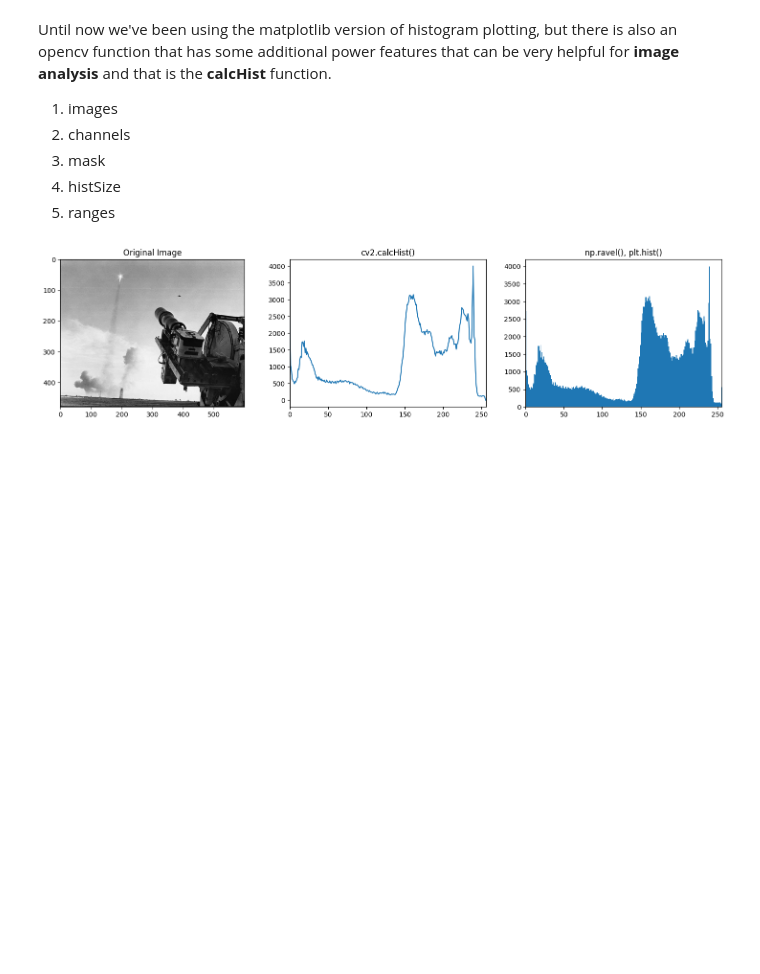
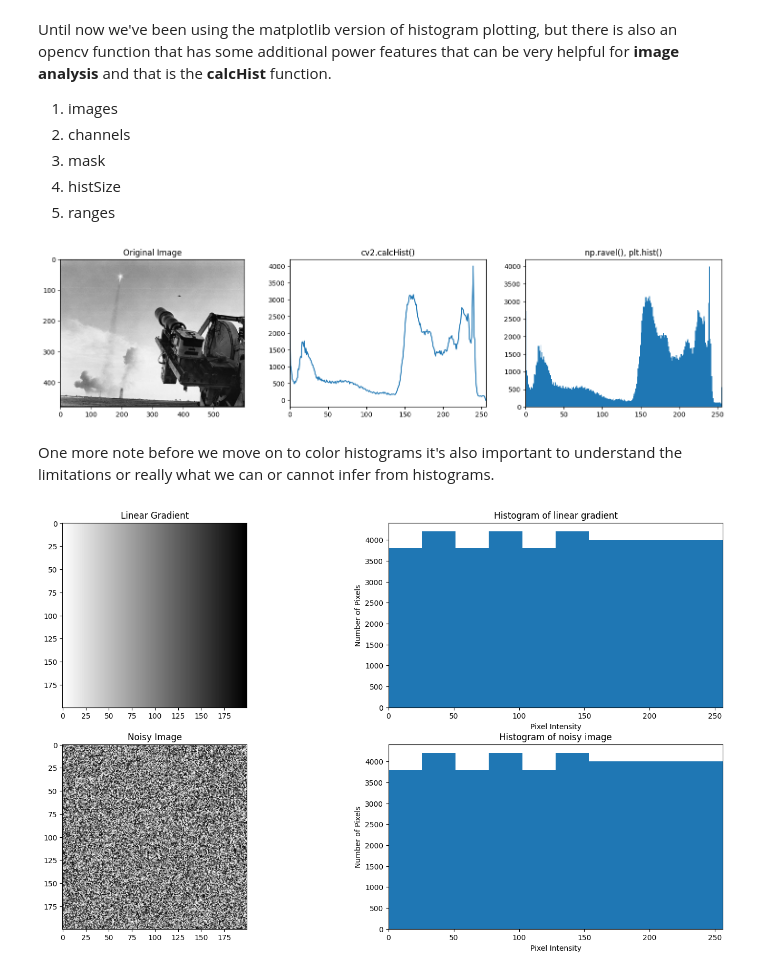
Before and after one commit to saulyaguana/Histograms-ColorSegmentation, a Jupyter notebook: histograms/histograms.ipynb, the cells around one changed output. Cells and saved outputs as stored; diff of their text form; code cells hidden in the pictures; blank space fills up the shorter version.

Commit message:
Histogram of a noisy and gradient image

```diff
--- a/histograms/histograms.ipynb
+++ b/histograms/histograms.ipynb
@@ -131,3 +131,36 @@ plt.subplot(132); plt.plot(hist); plt.xlim([0, 256]); plt.title("cv2.calcHist()"
 plt.subplot(133); plt.hist(img_flatten, 256, [0, 256]); plt.xlim([0, 256]); plt.title("np.ravel(), plt.hist()");
 # %% [output]
 [figure]
+# %% [markdown]
+One more note before we move on to color histograms it's also important to understand the limitations or really what we can or cannot infer from histograms.
+# %%
+# Load the two gradient images.
+img_gradient = cv2.imread("./linear_graident.png", cv2.IMREAD_GRAYSCALE)
+img_noisy = cv2.imread("./noisy.png", cv2.IMREAD_GRAYSCALE)
+
+# Flatten the image data into a single 1D arrays.
+gradient_flatten = img_gradient.ravel()
+noisy_flatten = img_noisy.ravel()
+
+# Display the images and histograms.
+plt.figure(figsize=(18, 10))
+
+plt.subplot(221); plt.imshow(img_gradient); plt.title("Linear Gradient")
+
+plt.subplot(222)
+plt.hist(gradient_flatten, range=[0, 256])
+plt.xlim([0, 256])
+plt.xlabel("Pixel Intensity")
+plt.ylabel("Number of Pixels")
+plt.title("Histogram of linear gradient")
+
+plt.subplot(223); plt.imshow(img_noisy); plt.title("Noisy Image")
+
+plt.subplot(224)
+plt.hist(noisy_flatten, range=[0, 256])
+plt.xlim([0, 256])
+plt.xlabel("Pixel Intensity")
+plt.ylabel("Number of Pixels")
+plt.title("Histogram of noisy image");
+# %% [output]
+[figure, added]
```
Also changed, not shown: 2 other files.
